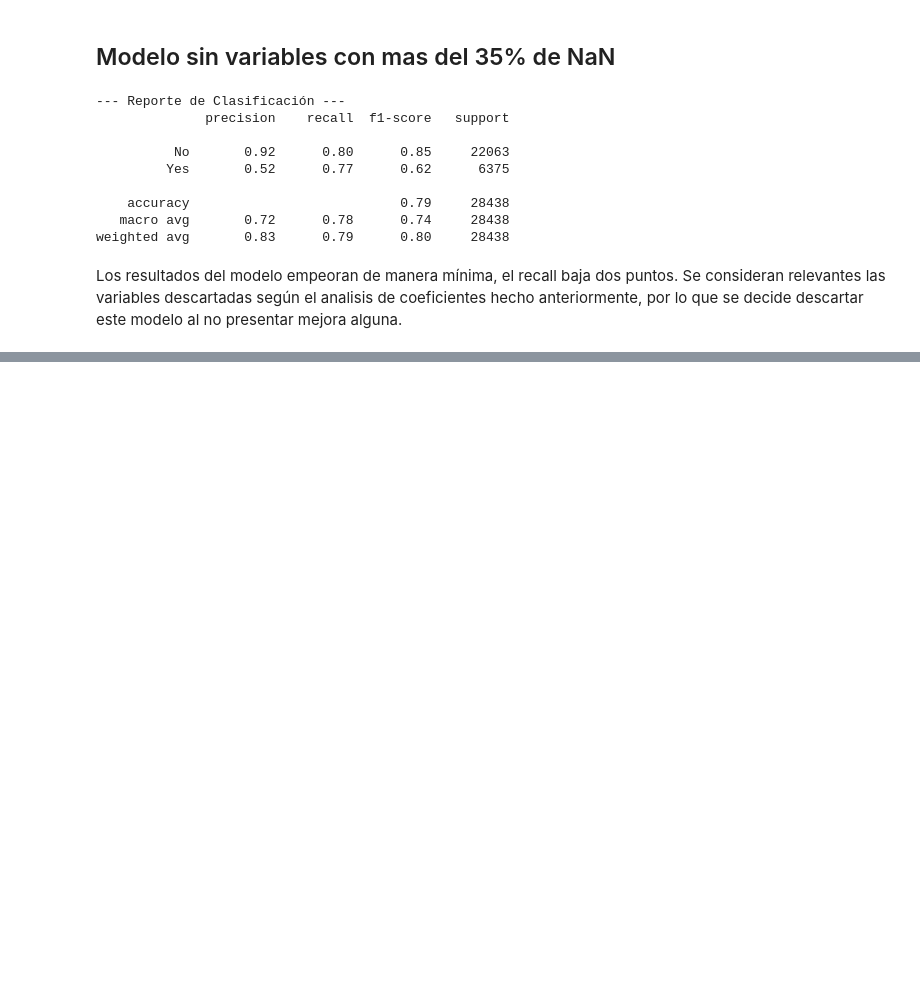
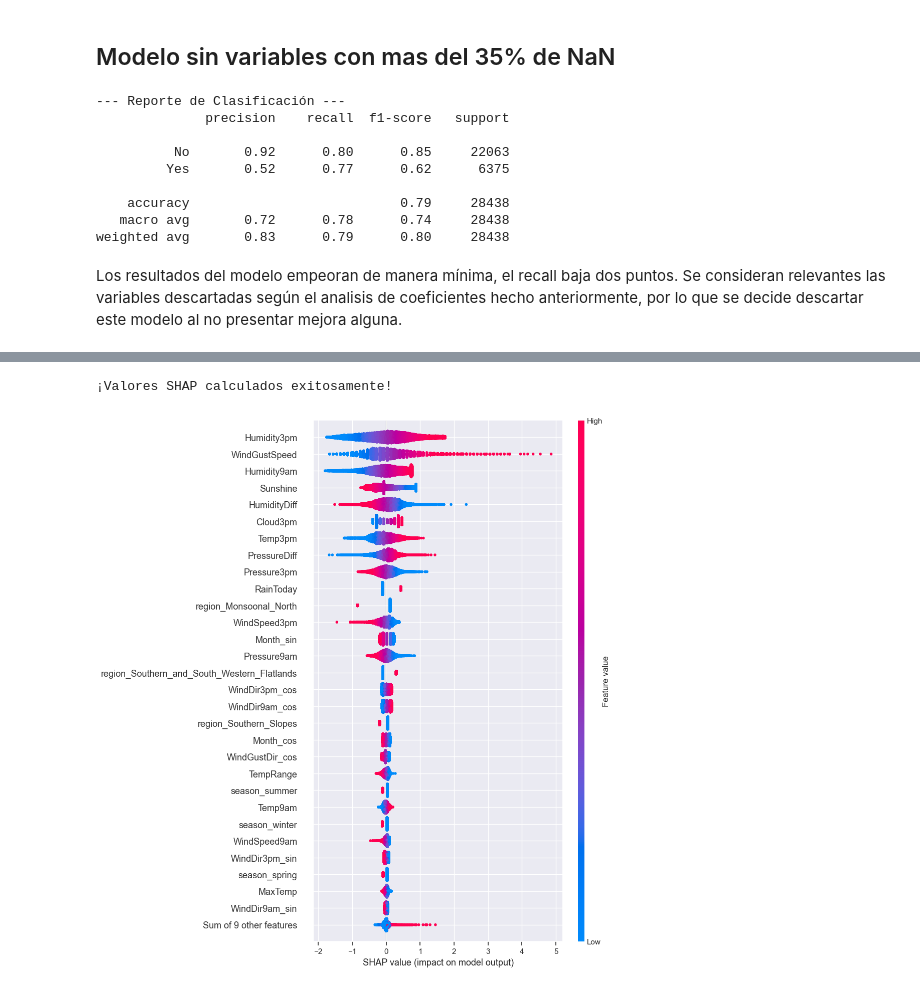
Before and after one commit to GenaCanciani/AA1-TUIA-Canciani-Mancini-Morales, a Jupyter notebook: TP-clasificacion-AA1.ipynb, the cells around one changed output, grey strips where cells are left out. Cells and saved outputs as stored; diff of their text form; code cells hidden in the pictures; blank space fills up the shorter version.

```diff
--- a/TP-clasificacion-AA1.ipynb
+++ b/TP-clasificacion-AA1.ipynb
@@ -1139,0 +1174,16 @@ Los resultados del modelo empeoran de manera mínima, el recall baja dos puntos.
+# %%
+log_reg_base = LogisticRegression(random_state=42, class_weight='balanced')
+log_reg_base.fit(X_train_scaled[['Humidity3pm']], y_train)
+
+
+print("--- Modelo Base (Regresión Logística solo con Humidity3pm) ---")
+y_pred_base_lr = log_reg_base.predict(X_test_scaled[['Humidity3pm']])
+print(classification_report(y_test, y_pred_base_lr))
+
+# EVALUAR LA PRECISIÓN MEDIA (AP)
+# Usamos las probabilidades del modelo, no la predicción final
+y_proba_base_lr = log_reg_base.predict_proba(X_test_scaled[['Humidity3pm']])[:, 1]
+y_test_numeric = y_test.map({'No': 0, 'Yes': 1})
+
+ap_score_base_lr = average_precision_score(y_test_numeric, y_proba_base_lr)
+print(f"\nEl puntaje de Precisión Media (AP) del Modelo Base (LR) es: {ap_score_base_lr:.4f}")
@@ -1139,0 +1310,23 @@ Los resultados del modelo empeoran de manera mínima, el recall baja dos puntos.
+# %%
+import shap
+
+# 1. Extraer el "mejor modelo" (que es el Pipeline) del GridSearchCV
+best_model_pipeline = grid_search.best_estimator_
+modelobest = best_model_pipeline[0]
+# %%
+explainer = shap.Explainer(
+    modelobest,
+    X_train_scaled,
+    feature_names=X_train_scaled.columns # ¡Usamos las columnas del DataFrame!
+)
+
+# 3. Calcular los valores SHAP sobre los datos de prueba SIN escalar
+shap_values = explainer(X_test_scaled)
+
+print("¡Valores SHAP calculados exitosamente!")
+# %% [output]
+¡Valores SHAP calculados exitosamente!
+# %%
+shap.plots.beeswarm(shap_values, max_display=30)
+# %% [output]
+[figure, added]
```
Also changed, not shown: parts of 15 cells of this notebook.
